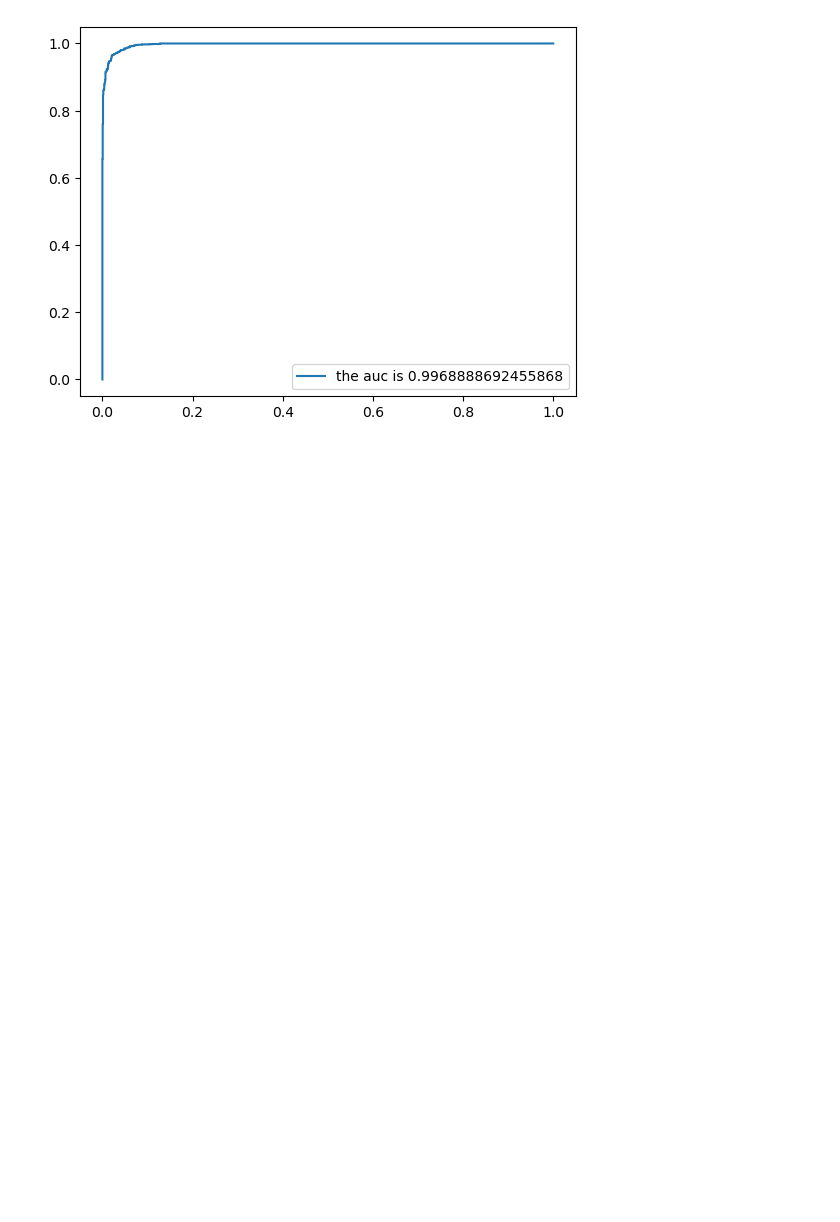
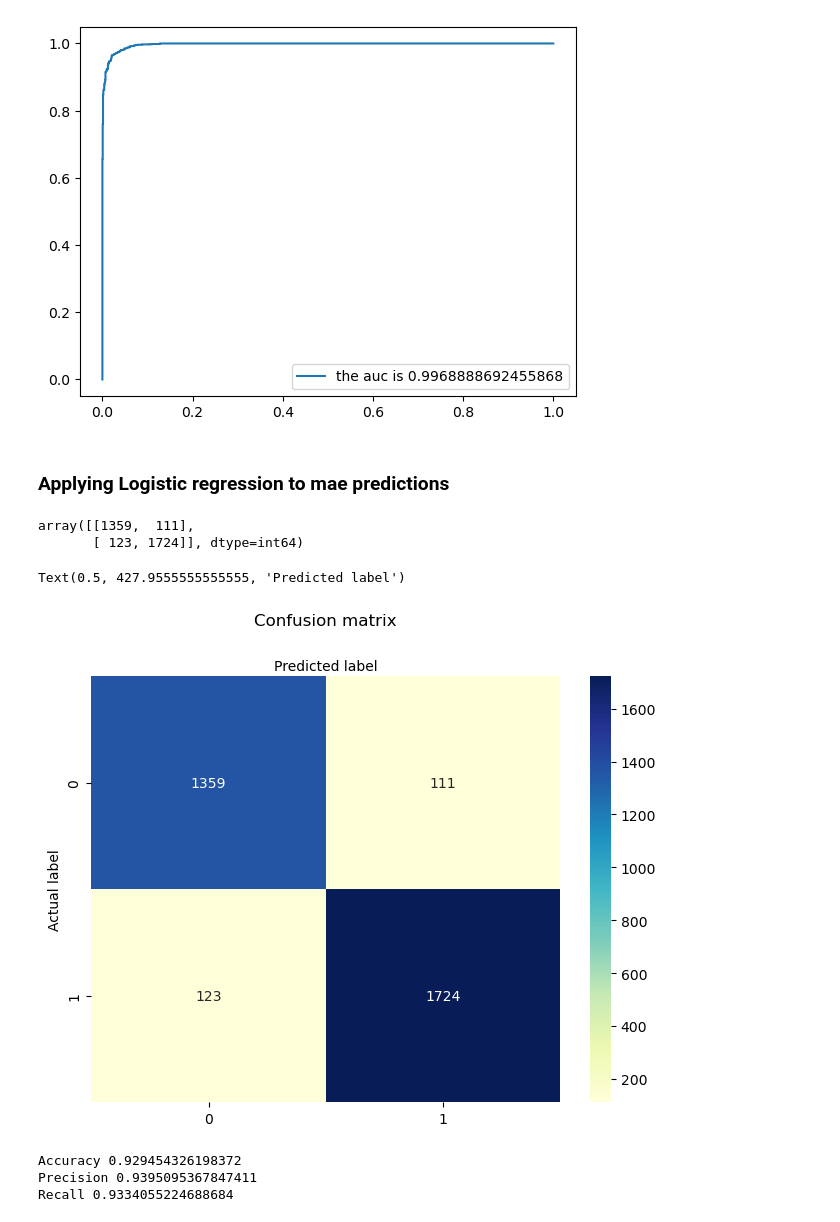
Before and after one commit to Kofigo375/Capstone-Project-Machine-learning-based-Phishing-Detection-, a Jupyter notebook: Oversampled.ipynb, the cells around one changed output. Saved outputs shown, nothing was run; the diff lists cells and outputs as text; code cells hidden in the pictures; blank space fills up the shorter version.

```diff
--- a/Oversampled.ipynb
+++ b/Oversampled.ipynb
@@ -216,3 +229,43 @@ plt.legend(loc=4)
 plt.show()
 # %% [output]
 [figure]
+# %% [markdown]
+###  Applying Logistic regression to mae predictions
+# %%
+logistic_reg = LogisticRegression()  # creating an instance of LogisticRegression classifier
+logistic_reg.fit(X_train_resampled, y_train_resampled)   # fitting the model
+y_pred_logistic_reg = logistic_reg.predict(X_test)  # make predictions
+# %%
+## Evaluation with confusion matrix
+conf_mat_logistic_reg = metrics.confusion_matrix(y_test, y_pred_logistic_reg)
+conf_mat_logistic_reg
+# %% [output]
+array([[1359,  111],
+       [ 123, 1724]], dtype=int64)
+# %%
+## visualizing the confusion matrix
+class_names=[-1, 1]
+fig, ax = plt.subplots()
+tick_marks = np.arange(len(class_names))
+plt.xticks(tick_marks, class_names)
+plt.yticks(tick_marks, class_names)
+
+# creating heatmap
+sns.heatmap(pd.DataFrame(conf_mat_logistic_reg), annot=True, cmap='YlGnBu', fmt='g')
+ax.xaxis.set_label_position("top")
+plt.tight_layout()
+plt.title("Confusion matrix", y=1.1)
+plt.ylabel("Actual label")
+plt.xlabel("Predicted label")
+# %% [output]
+Text(0.5, 427.9555555555555, 'Predicted label')
+[figure, added]
+# %%
+## accuracy , precison and recall score report
+print("Accuracy", metrics.accuracy_score(y_test, y_pred_logistic_reg))
+print("Precision", metrics.precision_score(y_test, y_pred_logistic_reg))
+print("Recall", metrics.recall_score(y_test, y_pred_logistic_reg))
+# %% [output]
+Accuracy 0.929454326198372
+Precision 0.9395095367847411
+Recall 0.9334055224688684
```
Also changed, not shown: parts of 25 cells of this notebook, 1 other file.
